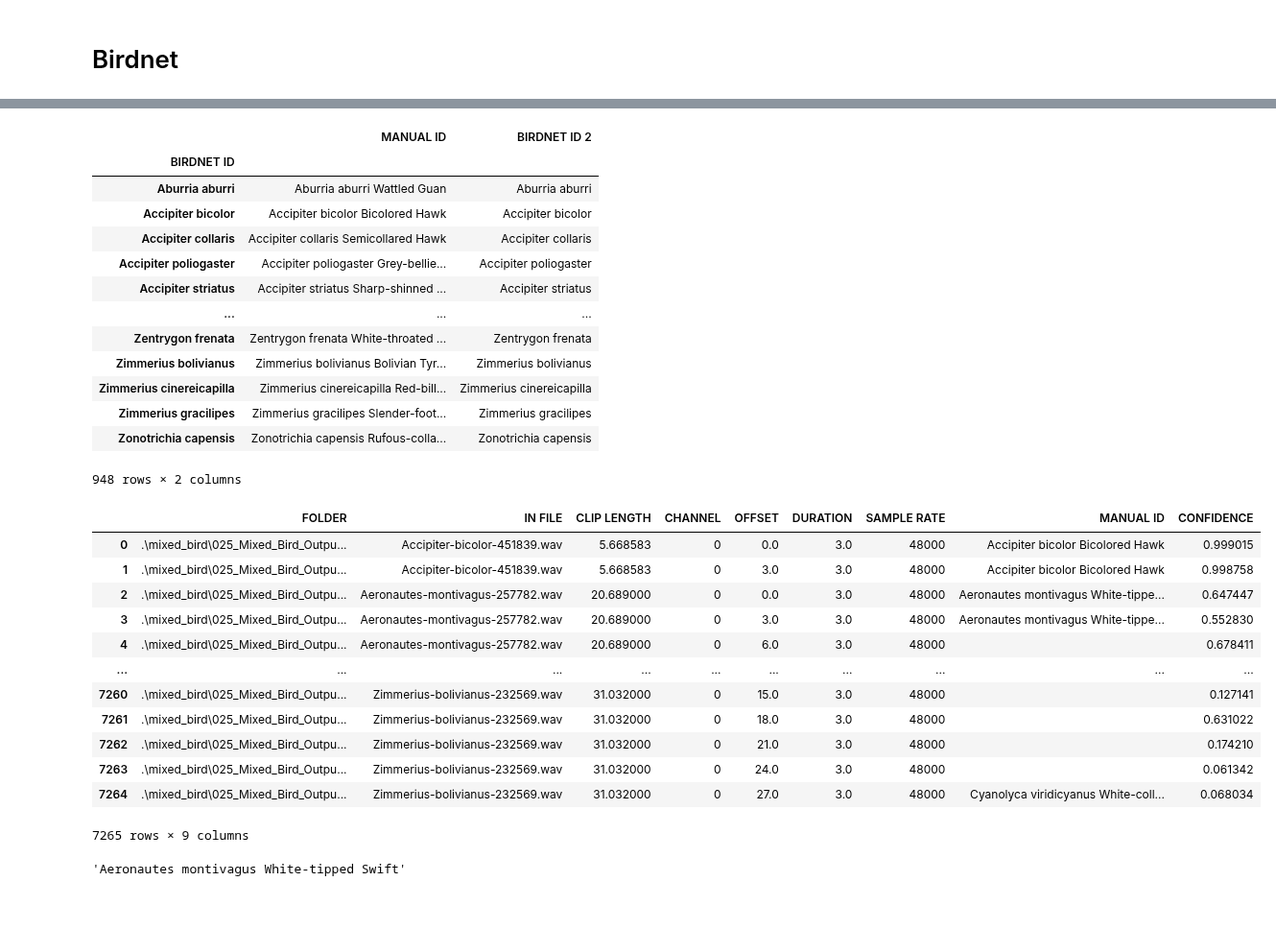
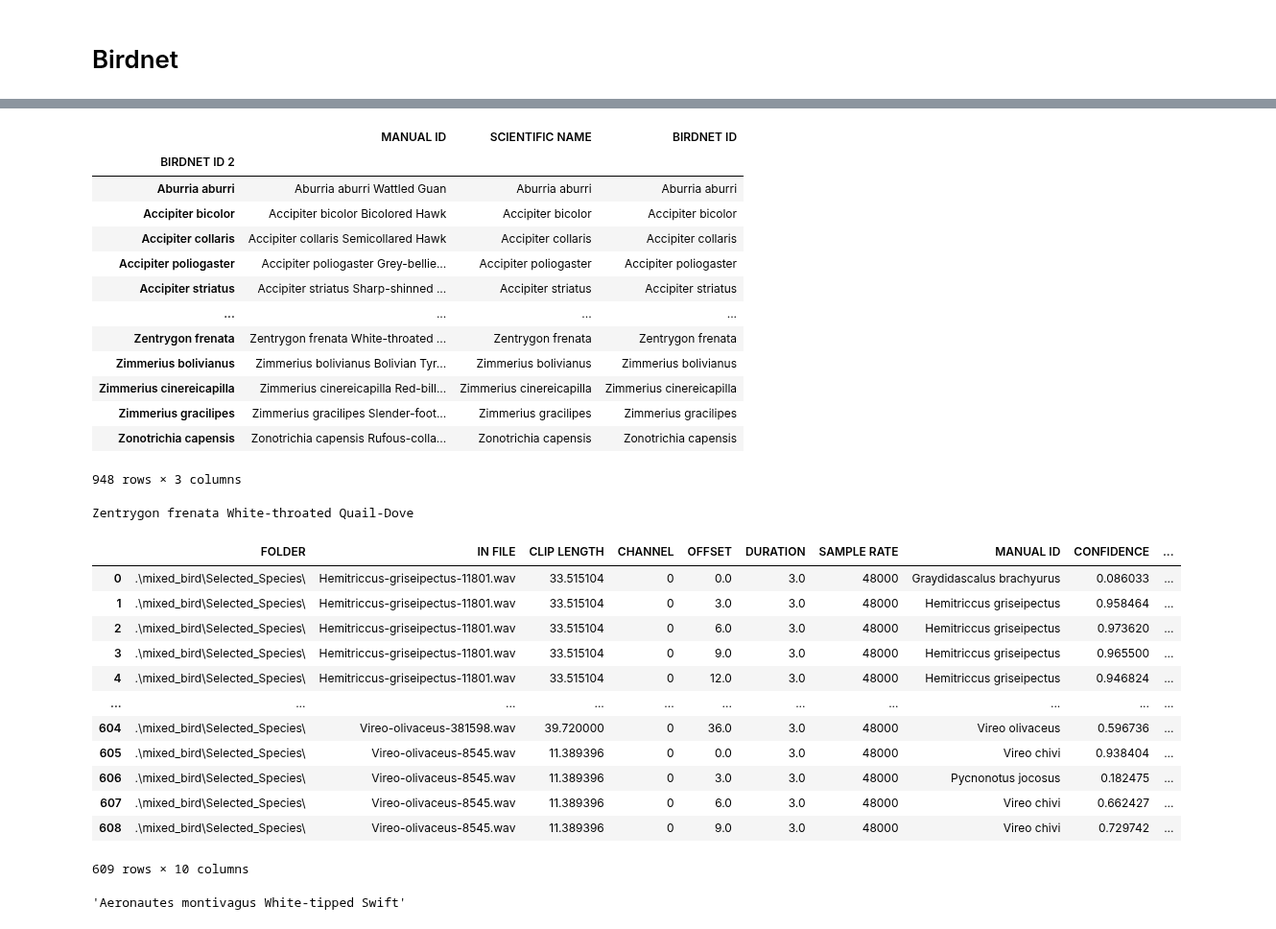
Before and after one commit to UCSD-E4E/PyHa, a Jupyter notebook: weakly_to_strongly.ipynb, the cells around one changed output, grey strips where cells are left out. Shown at 96% size. Cells and saved outputs as stored; diff of their text form; code cells hidden in the pictures.

```diff
--- a/weakly_to_strongly.ipynb
+++ b/weakly_to_strongly.ipynb
@@ -112,0 +130,3 @@ def apply_weak_labels(df):
+# %%
+species=["Myrmotherula iheringi", "Hemitriccus griseipectus", "Phaethornis malaris", "Ramphastos tucanus", "Vireo olivaceus", "Tyrannus tyrannus"]
+weak_label_species = weak_label[weak_label["SCIENTIFIC NAME"].isin(species)]
@@ -687,9 +488,3 @@ species_to_code = pd.read_csv("./BirdCLEF2020_Validation_Audio_and_Ground_Truth/
-# %%
-def birdnet_species_to_code(species):
-    try:
-        return species_to_code.loc[species]["code"]
-    except:
-        return ""
 # %%
 #For other files
 #automated_df_birdnet_test = automated_df_birdnet
@@ -717,45 +512,53 @@ def mixed_bird_fix(manual_id):
     return id_arr[0] + " " +  id_arr[1]
 
 #weak_label["MANUAL ID"] = weak_label["MANUAL ID"].apply(mixed_bird_fix)
-weak_label["BIRDNET ID"] = weak_label["MANUAL ID"].apply(mixed_bird_fix)
-weak_label = weak_label.groupby(by="BIRDNET ID").max()
+weak_label["BIRDNET ID 2"] = weak_label["MANUAL ID"].apply(mixed_bird_fix)
+weak_label = weak_label.groupby(by="BIRDNET ID 2").max()
 weak_label
 # %% [output]
-|  | MANUAL ID | BIRDNET ID 2 |
-| BIRDNET ID |  |  |
-| Aburria aburri | Aburria aburri Wattled Guan | Aburria aburri |
-| Accipiter bicolor | Accipiter bicolor Bicolored Hawk | Accipiter bicolor |
-| Accipiter collaris | Accipiter collaris Semicollared Hawk | Accipiter collaris |
-| Accipiter poliogaster | Accipiter poliogaster Grey-bellie... | Accipiter poliogaster |
-| Accipiter striatus | Accipiter striatus Sharp-shinned ... | Accipiter striatus |
-| ... | ... | ... |
-| Zentrygon frenata | Zentrygon frenata White-throated ... | Zentrygon frenata |
-| Zimmerius bolivianus | Zimmerius bolivianus Bolivian Tyr... | Zimmerius bolivianus |
-| Zimmerius cinereicapilla | Zimmerius cinereicapilla Red-bill... | Zimmerius cinereicapilla |
-| Zimmerius gracilipes | Zimmerius gracilipes Slender-foot... | Zimmerius gracilipes |
-| Zonotrichia capensis | Zonotrichia capensis Rufous-colla... | Zonotrichia capensis |
+|  | MANUAL ID | SCIENTIFIC NAME | BIRDNET ID |
+| BIRDNET ID 2 |  |  |  |
+| Aburria aburri | Aburria aburri Wattled Guan | Aburria aburri | Aburria aburri |
+| Accipiter bicolor | Accipiter bicolor Bicolored Hawk | Accipiter bicolor | Accipiter bicolor |
+| Accipiter collaris | Accipiter collaris Semicollared Hawk | Accipiter collaris | Accipiter collaris |
+| Accipiter poliogaster | Accipiter poliogaster Grey-bellie... | Accipiter poliogaster | Accipiter poliogaster |
+| Accipiter striatus | Accipiter striatus Sharp-shinned ... | Accipiter striatus | Accipiter striatus |
+| ... | ... | ... | ... |
+| Zentrygon frenata | Zentrygon frenata White-throated ... | Zentrygon frenata | Zentrygon frenata |
+| Zimmerius bolivianus | Zimmerius bolivianus Bolivian Tyr... | Zimmerius bolivianus | Zimmerius bolivianus |
+| Zimmerius cinereicapilla | Zimmerius cinereicapilla Red-bill... | Zimmerius cinereicapilla | Zimmerius cinereicapilla |
+| Zimmerius gracilipes | Zimmerius gracilipes Slender-foot... | Zimmerius gracilipes | Zimmerius gracilipes |
+| Zonotrichia capensis | Zonotrichia capensis Rufous-colla... | Zonotrichia capensis | Zonotrichia capensis |
-948 rows × 2 columns
+948 rows × 3 columns
+# %%
+def birdnet_species_to_code(species):
+    try:
+        return weak_label.loc[species]["MANUAL ID"]
+    except:
+        return ""
 # %%
-
+print(birdnet_species_to_code("Zentrygon frenata"))
 
 automated_df_birdnet_test = automated_df_birdnet
-automated_df_birdnet_test["MANUAL ID"] = automated_df_birdnet["MANUAL ID"].apply(birdnet_species_to_code)
+automated_df_birdnet_test["MANUAL ID 2"] = automated_df_birdnet["MANUAL ID"].apply(birdnet_species_to_code)
 automated_df_birdnet_test #= #automated_df_birdnet_test[automated_df_birdnet_test["MANUAL ID"] != ""]
 #automated_df_birdnet_test
+input()
 # %% [output]
+Zentrygon frenata White-throated Quail-Dove
-|  | FOLDER | IN FILE | CLIP LENGTH | CHANNEL | OFFSET | DURATION | SAMPLE RATE | MANUAL ID | CONFIDENCE |
-| 0 | .\mixed_bird\025_Mixed_Bird_Outpu... | Accipiter-bicolor-451839.wav | 5.668583 | 0 | 0.0 | 3.0 | 48000 | Accipiter bicolor Bicolored Hawk | 0.999015 |
-| 1 | .\mixed_bird\025_Mixed_Bird_Outpu... | Accipiter-bicolor-451839.wav | 5.668583 | 0 | 3.0 | 3.0 | 48000 | Accipiter bicolor Bicolored Hawk | 0.998758 |
-| 2 | .\mixed_bird\025_Mixed_Bird_Outpu... | Aeronautes-montivagus-257782.wav | 20.689000 | 0 | 0.0 | 3.0 | 48000 | Aeronautes montivagus White-tippe... | 0.647447 |
-| 3 | .\mixed_bird\025_Mixed_Bird_Outpu... | Aeronautes-montivagus-257782.wav | 20.689000 | 0 | 3.0 | 3.0 | 48000 | Aeronautes montivagus White-tippe... | 0.552830 |
-| 4 | .\mixed_bird\025_Mixed_Bird_Outpu... | Aeronautes-montivagus-257782.wav | 20.689000 | 0 | 6.0 | 3.0 | 48000 |  | 0.678411 |
-| ... | ... | ... | ... | ... | ... | ... | ... | ... | ... |
-| 7260 | .\mixed_bird\025_Mixed_Bird_Outpu... | Zimmerius-bolivianus-232569.wav | 31.032000 | 0 | 15.0 | 3.0 | 48000 |  | 0.127141 |
-| 7261 | .\mixed_bird\025_Mixed_Bird_Outpu... | Zimmerius-bolivianus-232569.wav | 31.032000 | 0 | 18.0 | 3.0 | 48000 |  | 0.631022 |
-| 7262 | .\mixed_bird\025_Mixed_Bird_Outpu... | Zimmerius-bolivianus-232569.wav | 31.032000 | 0 | 21.0 | 3.0 | 48000 |  | 0.174210 |
-| 7263 | .\mixed_bird\025_Mixed_Bird_Outpu... | Zimmerius-bolivianus-232569.wav | 31.032000 | 0 | 24.0 | 3.0 | 48000 |  | 0.061342 |
-| 7264 | .\mixed_bird\025_Mixed_Bird_Outpu... | Zimmerius-bolivianus-232569.wav | 31.032000 | 0 | 27.0 | 3.0 | 48000 | Cyanolyca viridicyanus White-coll... | 0.068034 |
+|  | FOLDER | IN FILE | CLIP LENGTH | CHANNEL | OFFSET | DURATION | SAMPLE RATE | MANUAL ID | CONFIDENCE | ... |
+| 0 | .\mixed_bird\Selected_Species\ | Hemitriccus-griseipectus-11801.wav | 33.515104 | 0 | 0.0 | 3.0 | 48000 | Graydidascalus brachyurus | 0.086033 | ... |
+| 1 | .\mixed_bird\Selected_Species\ | Hemitriccus-griseipectus-11801.wav | 33.515104 | 0 | 3.0 | 3.0 | 48000 | Hemitriccus griseipectus | 0.958464 | ... |
+| 2 | .\mixed_bird\Selected_Species\ | Hemitriccus-griseipectus-11801.wav | 33.515104 | 0 | 6.0 | 3.0 | 48000 | Hemitriccus griseipectus | 0.973620 | ... |
+| 3 | .\mixed_bird\Selected_Species\ | Hemitriccus-griseipectus-11801.wav | 33.515104 | 0 | 9.0 | 3.0 | 48000 | Hemitriccus griseipectus | 0.965500 | ... |
+| 4 | .\mixed_bird\Selected_Species\ | Hemitriccus-griseipectus-11801.wav | 33.515104 | 0 | 12.0 | 3.0 | 48000 | Hemitriccus griseipectus | 0.946824 | ... |
+| ... | ... | ... | ... | ... | ... | ... | ... | ... | ... | ... |
+| 604 | .\mixed_bird\Selected_Species\ | Vireo-olivaceus-381598.wav | 39.720000 | 0 | 36.0 | 3.0 | 48000 | Vireo olivaceus | 0.596736 | ... |
+| 605 | .\mixed_bird\Selected_Species\ | Vireo-olivaceus-8545.wav | 11.389396 | 0 | 0.0 | 3.0 | 48000 | Vireo chivi | 0.938404 | ... |
+| 606 | .\mixed_bird\Selected_Species\ | Vireo-olivaceus-8545.wav | 11.389396 | 0 | 3.0 | 3.0 | 48000 | Pycnonotus jocosus | 0.182475 | ... |
+| 607 | .\mixed_bird\Selected_Species\ | Vireo-olivaceus-8545.wav | 11.389396 | 0 | 6.0 | 3.0 | 48000 | Vireo chivi | 0.662427 | ... |
+| 608 | .\mixed_bird\Selected_Species\ | Vireo-olivaceus-8545.wav | 11.389396 | 0 | 9.0 | 3.0 | 48000 | Vireo chivi | 0.729742 | ... |
-7265 rows × 9 columns
+609 rows × 10 columns
 # %%
 def birdnet_species_to_code(species):
     try:
```
Also changed, not shown: parts of 29 cells of this notebook, 8 other files.
